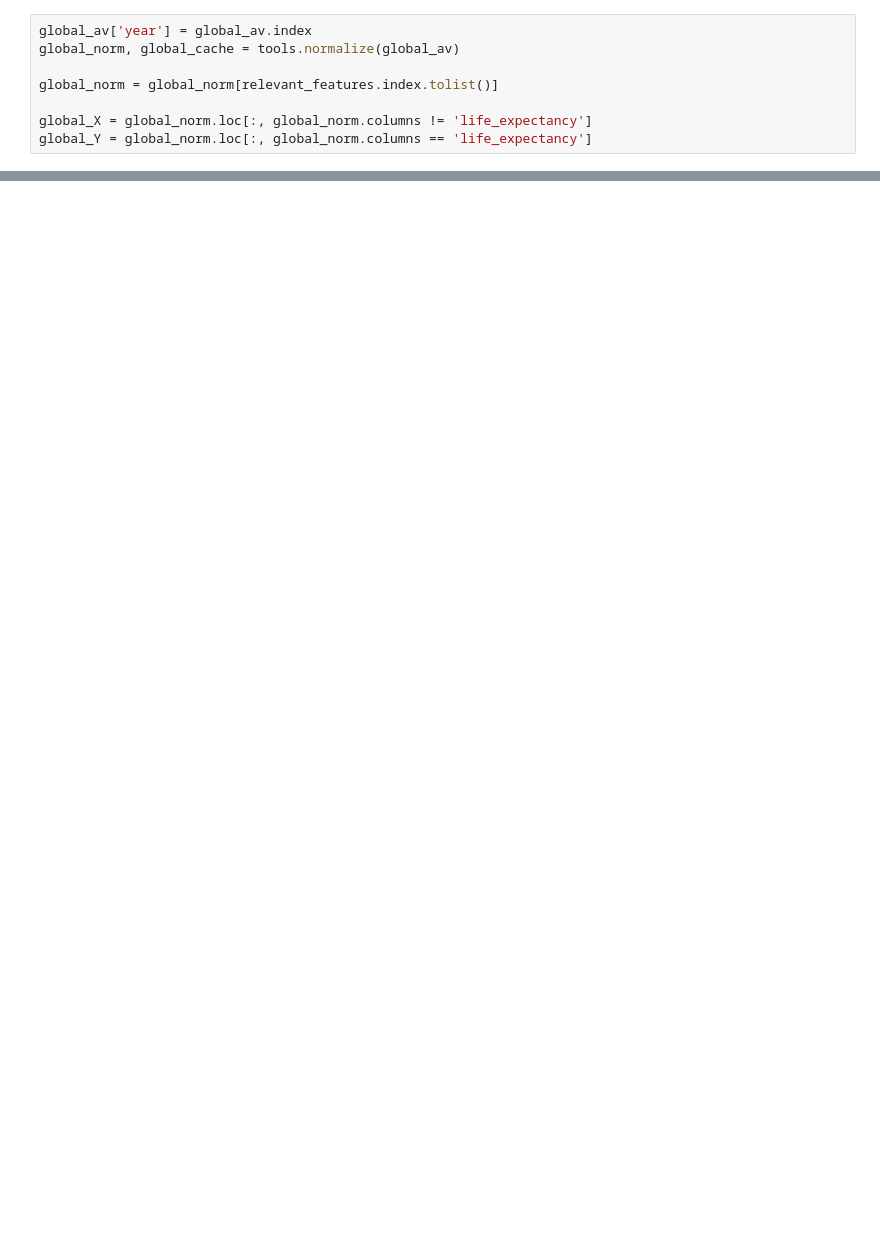
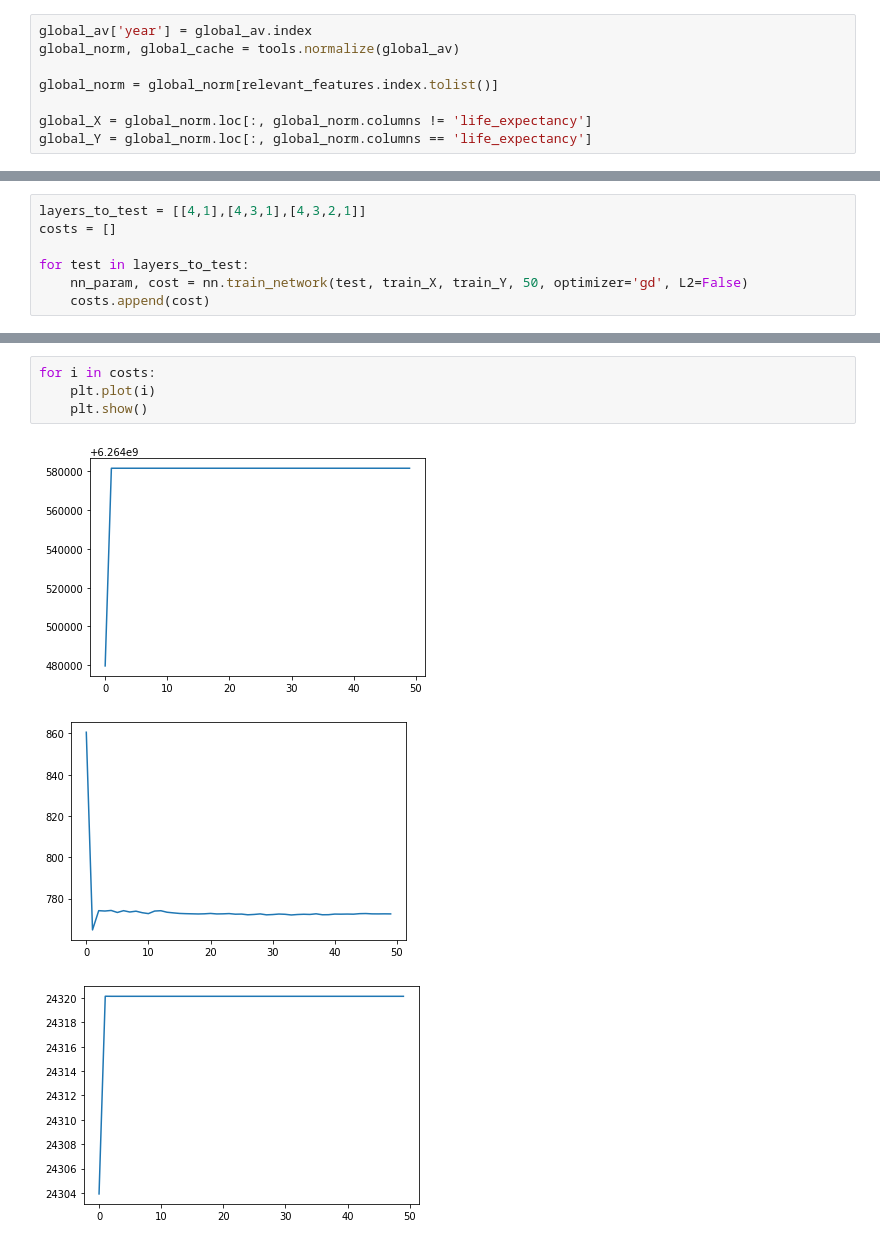
Before and after one commit to simon-verheyen/Portfolio, a Jupyter notebook: gapminder-project/first-training.ipynb, the cells around one changed output, grey strips where cells are left out. Drawn from its saved outputs; the diff is of its cells as text; blank space fills up the shorter version.

```diff
--- a/gapminder-project/first-training.ipynb
+++ b/gapminder-project/first-training.ipynb
@@ -175,0 +198,7 @@ plt.show()
+# %%
+layers_to_test = [[4,1],[4,3,1],[4,3,2,1]]
+costs = []
+
+for test in layers_to_test:
+    nn_param, cost = nn.train_network(test, train_X, train_Y, 50, optimizer='gd', L2=False)
+    costs.append(cost)
@@ -175,0 +221,8 @@ plt.show()
+# %%
+for i in costs:
+    plt.plot(i)
+    plt.show()
+# %% [output]
+[figure, added]
+[figure, added]
+[figure, added]
```
Also changed, not shown: parts of 18 cells of this notebook, 1 other file.
